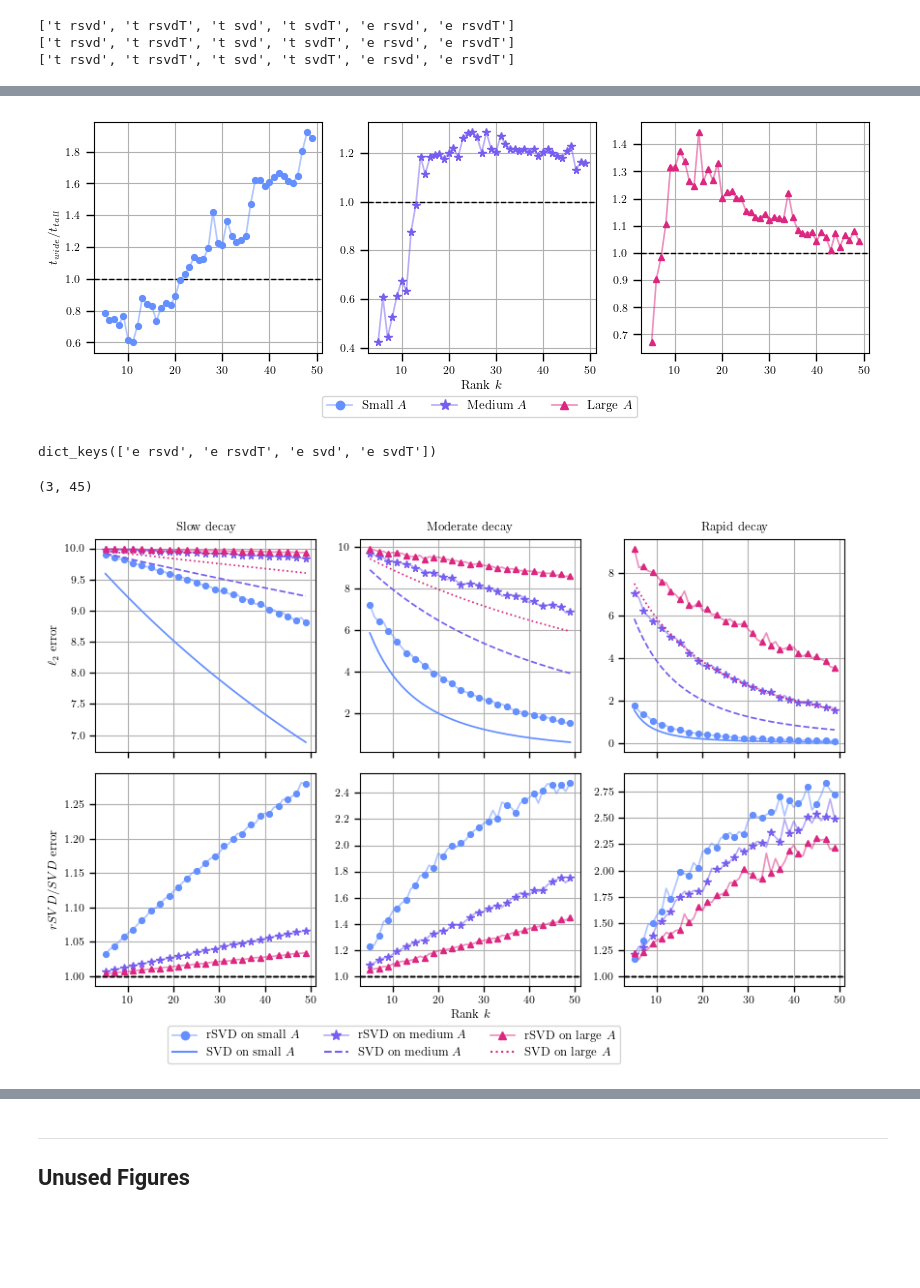
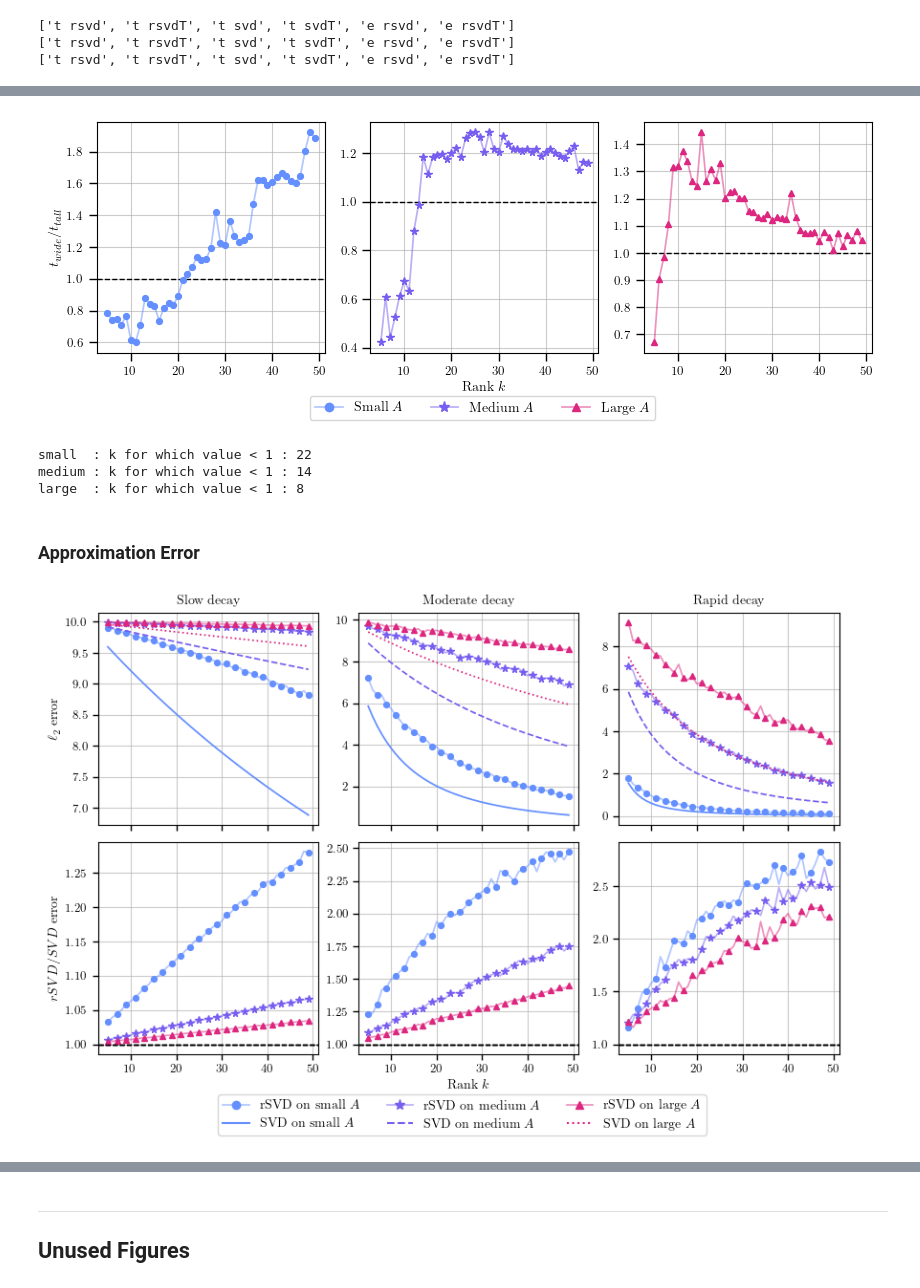
Before and after one commit to EliasSev/randomized-svd-paper, a Jupyter notebook: notebooks/generate_figures.ipynb, the cells around one changed output, grey strips where cells are left out. Saved outputs shown, nothing was run; the diff lists cells and outputs as text; code cells hidden in the pictures; blank space fills up the shorter version.

```diff
--- a/notebooks/generate_figures.ipynb
+++ b/notebooks/generate_figures.ipynb
@@ -18,6 +18,9 @@ plt.rcParams.update({
 STL = ['-', '--', ':', '-.']  # Styles
 MRK = ['o', '*', '^', 's']    # Markers
 MRS = np.array([6, 8, 6, 6])  # Marker size
+LAS = 9   # Label size
+FS1 = 10  # Font size 1
+GRID_ALPHA = 0.65
 # %%
 spectral_decays = np.load("../results/spectral_decays.npz")
 results_small   = np.load("../results/results_small.npz")
@@ -210,0 +272,22 @@ plot_all_times_wide2(results_all, "timing_all.png")
+# %%
+medians_all = {
+    size: get_medians(results_all[size])  # {'t rsvd': , 't rsvdT': , 't svd': , 't svdT': }
+    for size in ('small', 'medium', 'large')
+}
+# %%
+# TABLE II
+k_selected = [0, 5, 15, 25, 35, 44]
+speedups = get_speedups(results_all)
+f = 2
+for k in k_selected:
+    rsvd_small   = round(speedups['small']['rsvd'][k], f)
+    rsvdT_small  = round(speedups['small']['rsvdT'][k], f)
+    rsvd_medium  = round(speedups['medium']['rsvd'][k], f)
+    rsvdT_medium = round(speedups['medium']['rsvdT'][k], f)
+    rsvd_large   = round(speedups['large']['rsvd'][k], f)
+    rsvdT_large  = round(speedups['large']['rsvdT'][k], f)
+
+    print(
+        f"{k+5:<2} & {rsvd_small:.2f} & {rsvdT_small:.2f} & {rsvd_medium:.2f} & "
+        f"{rsvdT_medium:.2f} & {rsvd_large:.2f} & {rsvdT_large:.2f} \\\\"
+    )
@@ -211,7 +315,7 @@ plot_all_times_wide2(results_all, "timing_all.png")
 # %%
 def plot_wide_vs_tall(speedup_wide_vs_tall, fig_name=None):
-    labelsize = 8
-    fontsize = 9
+    labelsize = LAS
+    fontsize = FS1
     fig, axs = plt.subplots(1, 3, figsize=(10, 3), sharey=False)
 
     # Matrix A
@@ -229,7 +333,7 @@ def plot_wide_vs_tall(speedup_wide_vs_tall, fig_name=None):
         # Modify ticks
         ax.xaxis.set_minor_locator(MultipleLocator(10))
         ax.tick_params(axis='both', which='major', labelsize=labelsize, length=6, width=1)
-        ax.grid(True)
+        ax.grid(True, alpha=GRID_ALPHA)
 
         h1, l1 = make_line_marker_legend_handle(
             c=colors3[i], m=MRK[i], ms=MRS[i], alpha_line=0.5, lw=1.25,
@@ -240,7 +344,7 @@ def plot_wide_vs_tall(speedup_wide_vs_tall, fig_name=None):
     axs[0].set_ylabel(r'$t_{wide} / t_{tall}$', fontsize=fontsize)
 
     axs[1].legend(
-        handles=handles, labels=labels, ncols=3, bbox_to_anchor=(1.21, -0.16), fontsize=fontsize)
+        handles=handles, labels=labels, ncols=3, bbox_to_anchor=(1.28, -0.16), fontsize=fontsize)
     if fig_name is not None:
         plt.savefig(fig_path + fig_name, dpi=300, bbox_inches='tight')
     plt.show()
@@ -248,25 +352,29 @@ def plot_wide_vs_tall(speedup_wide_vs_tall, fig_name=None):
 
 plot_wide_vs_tall(speedup_wide_vs_tall, "wide_versus_tall.png")
 # %% [output]
-[figure, old version]
+[figure, new version]
-# %%
-errors_all['small'].keys()
-# %% [output]
-dict_keys(['e rsvd', 'e rsvdT', 'e svd', 'e svdT'])
+# %%
+# CROSSOVER RANKS
+for size in ('small', 'medium', 'large'):
+    selected = speedup_wide_vs_tall[size]
+    threshold = selected[selected < 1.0]
+    print(f"{size:<6} : k for which value < 1 : {threshold.size + 5}")
+# %% [output]
+small  : k for which value < 1 : 22
+medium : k for which value < 1 : 14
+large  : k for which value < 1 : 8
+# %% [markdown]
+### Approximation Error
 # %%
 errors_relative = {}
 for i, (size, errors) in enumerate(errors_all.items()):
     e_rsvd = errors['e rsvd']
     e_svd = errors['e svd']
     errors_relative[size] = errors['e rsvd'] / errors['e svd']
-
-errors_relative['small'].shape
-# %% [output]
-(3, 45)
 # %%
 def plot_errors_all(errors_all, errors_relative, fig_name=None):
-    labelsize = 8
-    fontsize = 9
+    labelsize = LAS
+    fontsize = FS1
     step = 2
     fig, axs = plt.subplots(2, 3, figsize=(10, 6), sharex=True)
 
@@ -293,34 +401,34 @@ def plot_errors_all(errors_all, errors_relative, fig_name=None):
         h1, l1 = make_line_marker_legend_handle(
             c=colors3[i], m=MRK[i], ms=MRS[i], alpha_line=0.5, lw=1.25,
             label=f'rSVD on {size} $A$')
         h2, l2 = make_line_marker_legend_handle(
             c=colors3[i], ls=STL[i],
             label=f'SVD on {size} $A$')
         handles.extend([h1, h2]); labels.extend([l1, l2])
 
     for i in range(3):
         for j in range(2):
             # Modify ticks
             ax = axs[j][i]
             ax.xaxis.set_minor_locator(MultipleLocator(10))
             ax.tick_params(axis='both', which='major', labelsize=labelsize, length=4, width=1)
-            ax.grid(True)
+            ax.grid(True, alpha=GRID_ALPHA)
 
     axs[0][0].set_title("Slow decay", fontsize=fontsize)
     axs[0][1].set_title("Moderate decay", fontsize=fontsize)
     axs[0][2].set_title("Rapid decay", fontsize=fontsize)
     axs[0][0].set_ylabel(r"$\ell_2$ error", fontsize=fontsize)
     axs[1][0].set_ylabel(r"$rSVD/SVD$ error", fontsize=fontsize)
     axs[1][1].set_xlabel(r"Rank $k$", fontsize=fontsize)
 
-    plt.subplots_adjust(wspace=0.2, hspace=0.1)
+    plt.subplots_adjust(wspace=0.18, hspace=0.08)
     axs[1][1].legend(
-        handles=handles, labels=labels, ncols=3, bbox_to_anchor=(1.21, -0.16), fontsize=fontsize)
+        handles=handles, labels=labels, ncols=3, bbox_to_anchor=(1.61, -0.16), fontsize=fontsize)
     if fig_name is not None:
         plt.savefig(fig_path + fig_name, dpi=300, bbox_inches='tight')
     plt.show()
 
 
 plot_errors_all(errors_all, errors_relative, "errors_all.png")
 # %% [output]
-[figure, old version]
+[figure, new version]
```
Also changed, not shown: parts of 18 cells of this notebook, 6 other files.
